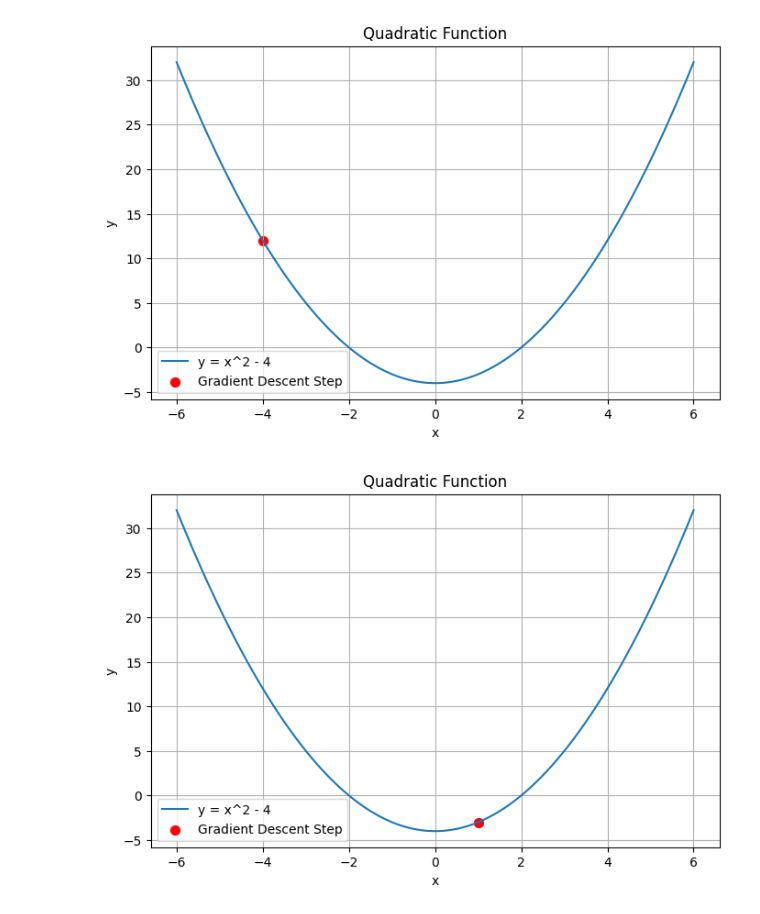
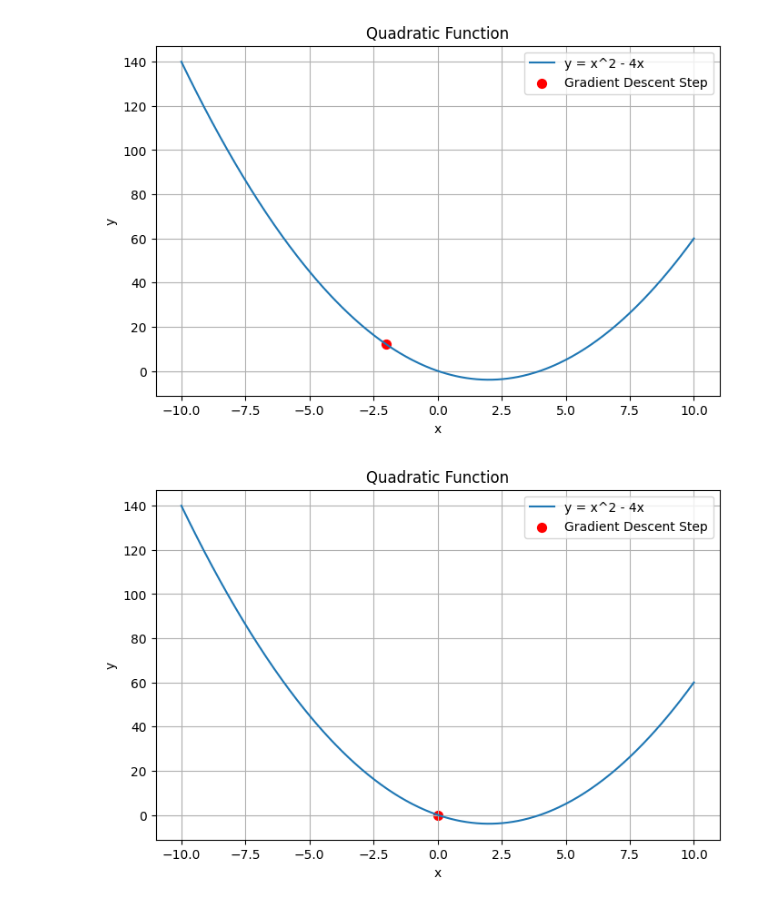
Before and after one commit to ahmeddiab1234/Zag-Eng-AI, a Jupyter notebook: Content/Week5/code/gradient_decent_intutation.ipynb, the cells around one changed output. Cells and saved outputs as stored; diff of their text form; code cells hidden in the pictures.

Commit message:
modify gradient descent

```diff
--- a/Content/Week5/code/gradient_decent_intutation.ipynb
+++ b/Content/Week5/code/gradient_decent_intutation.ipynb
@@ -26,17 +33,17 @@ import numpy as np
 import matplotlib.pyplot as plt
 
 def f(x):
-    return x**2 - 4
+    return x**2 - 4*x
 
-x_vals = np.linspace(-6, 6, 400)
+x_vals = np.linspace(-10, 10, 400)
 y_vals = f(x_vals)
 
-x = -5
+x = -6
 y = f(x)
 
 plt.figure(figsize=(8, 5))
 
-plt.plot(x_vals, y_vals, label="y = x^2 - 4")
+plt.plot(x_vals, y_vals, label="y = x^2 - 4x")
 
 plt.scatter(x, y, color='red', s=50, label="Gradient Descent Step")
 
@@ -50,0 +58,25 @@ plt.show()
+# %%
+import numpy as np
+import matplotlib.pyplot as plt
+
+def f(x):
+    return x**2 - 4*x
+
+x_vals = np.linspace(-10, 10, 400)
+y_vals = f(x_vals)
+
+x = -5
+y = f(x)
+
+plt.figure(figsize=(8, 5))
+
+plt.plot(x_vals, y_vals, label="y = x^2 - 4x")
+
+plt.scatter(x, y, color='red', s=50, label="Gradient Descent Step")
+
+plt.xlabel("x")
+plt.ylabel("y")
+plt.title("Quadratic Function")
+plt.legend()
+plt.grid(True)
+plt.show()
@@ -51,46 +85,46 @@ plt.show()
 # %%
 import numpy as np
 import matplotlib.pyplot as plt
 
 def f(x):
-    return x**2 - 4
+    return x**2 - 4*x
 
-x_vals = np.linspace(-6, 6, 400)
+x_vals = np.linspace(-10, 10, 400)
 y_vals = f(x_vals)
 
-x = -4
+x = -2
 y = f(x)
 
 plt.figure(figsize=(8, 5))
 
-plt.plot(x_vals, y_vals, label="y = x^2 - 4")
+plt.plot(x_vals, y_vals, label="y = x^2 - 4x")
 
 plt.scatter(x, y, color='red', s=50, label="Gradient Descent Step")
 
 plt.xlabel("x")
 plt.ylabel("y")
 plt.title("Quadratic Function")
 plt.legend()
 plt.grid(True)
 plt.show()
 # %% [output]
-[figure, old version]
+[figure, new version]
 # %%
 import numpy as np
 import matplotlib.pyplot as plt
 
 def f(x):
-    return x**2 - 4
+    return x**2 - 4*x
 
-x_vals = np.linspace(-6, 6, 400)
+x_vals = np.linspace(-10, 10, 400)
 y_vals = f(x_vals)
 
-x = 1
+x = 0
 y = f(x)
 
 plt.figure(figsize=(8, 5))
 
-plt.plot(x_vals, y_vals, label="y = x^2 - 4")
+plt.plot(x_vals, y_vals, label="y = x^2 - 4x")
 
 plt.scatter(x, y, color='red', s=50, label="Gradient Descent Step")
 
@@ -101,7 +135,7 @@ plt.legend()
 plt.grid(True)
 plt.show()
 # %% [output]
-[figure, old version]
+[figure, new version]
 # %%
 import numpy as np
 import matplotlib.pyplot as plt
```
Also changed, not shown: parts of 8 cells of this notebook.
